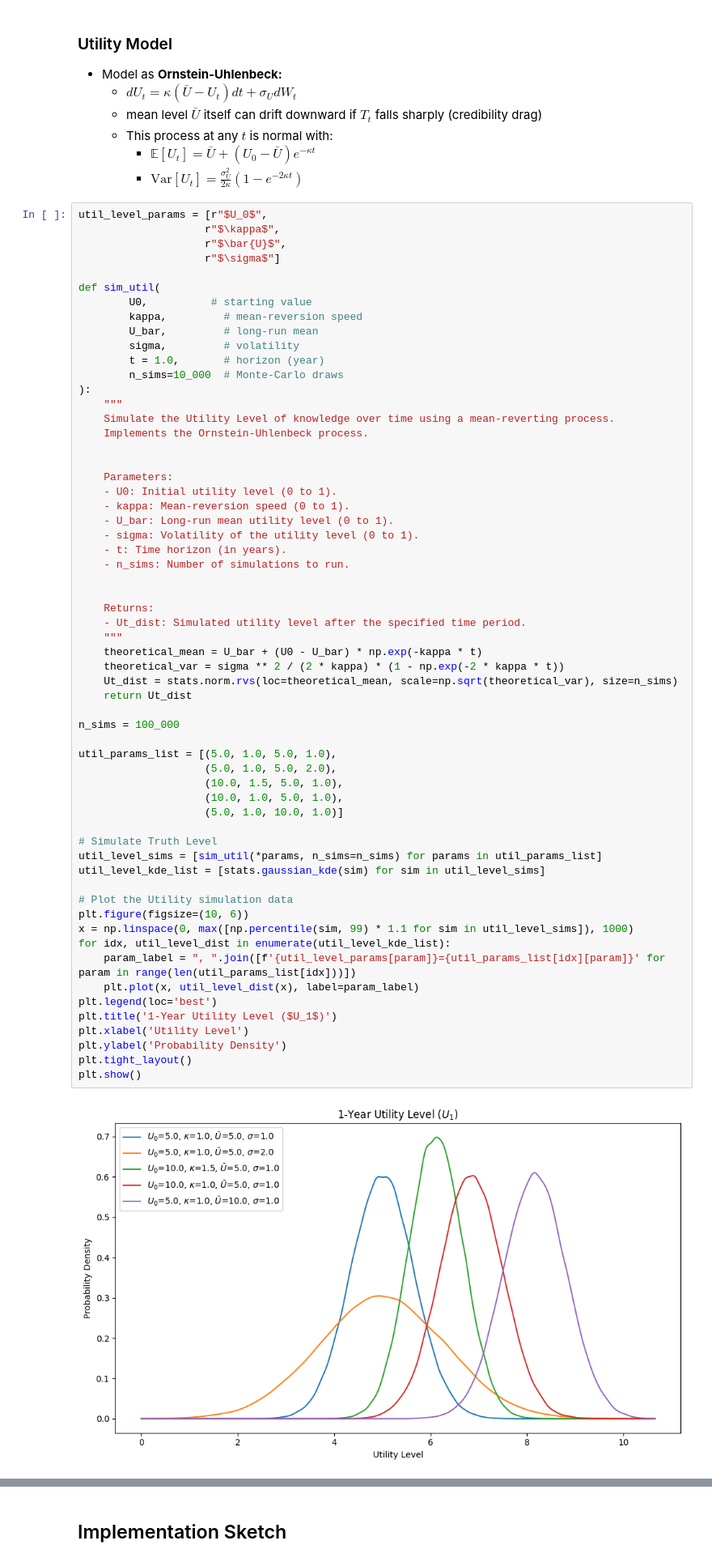
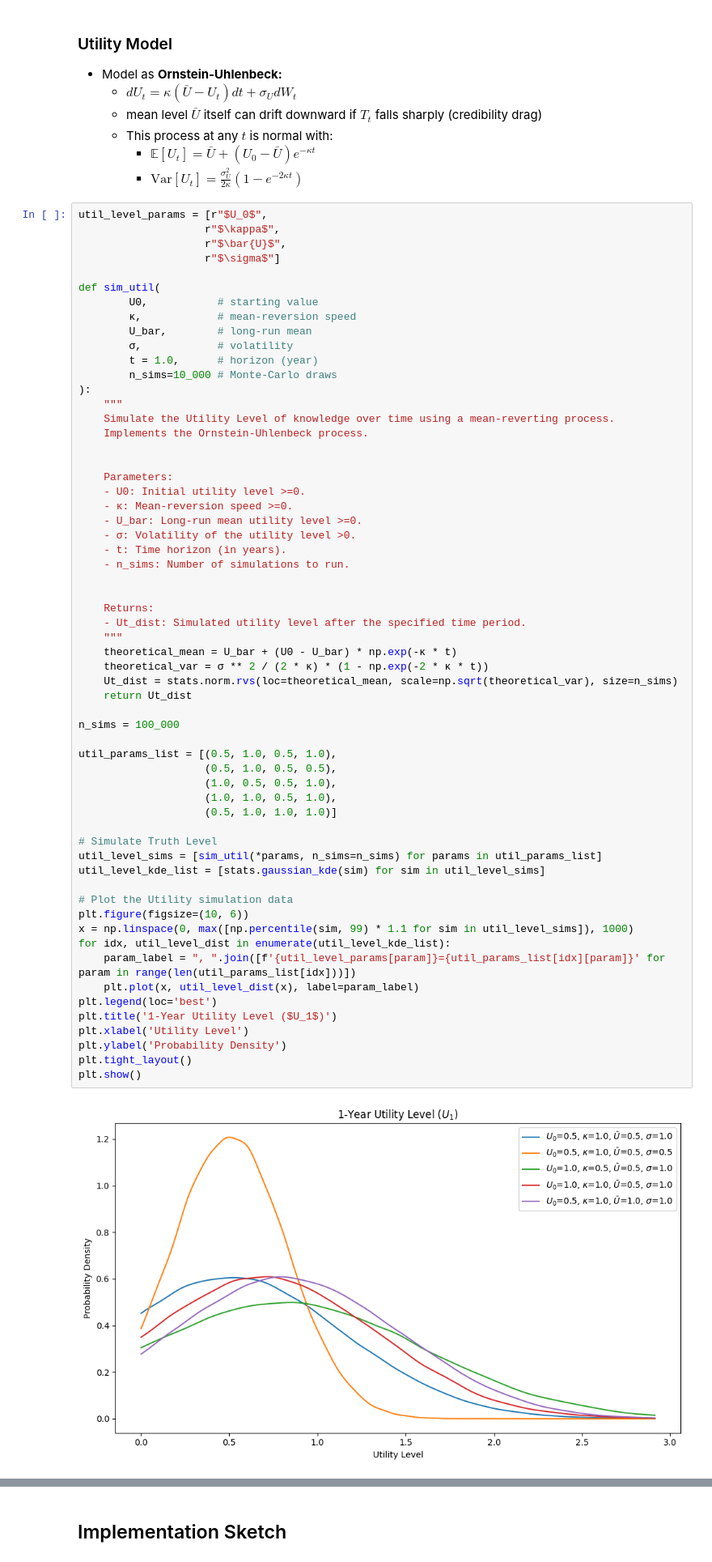
Before and after one commit to AlexFiliakov/knowledge-pricing, a Jupyter notebook: 1. Survival Model.ipynb, the cells around one changed output, grey strips where cells are left out. Shown at 81% size. Saved outputs shown, nothing was run; the diff lists cells and outputs as text.

```diff
--- a/1. Survival Model.ipynb
+++ b/1. Survival Model.ipynb
@@ -272,12 +265,12 @@ util_level_params = [r"$U_0$",
                     r"$\sigma$"]
 
 def sim_util(
-        U0,          # starting value
-        kappa,         # mean-reversion speed
-        U_bar,         # long-run mean
-        sigma,         # volatility
-        t = 1.0,       # horizon (year)
-        n_sims=10_000  # Monte-Carlo draws
+        U0,           # starting value
+        κ,            # mean-reversion speed
+        U_bar,        # long-run mean
+        σ,            # volatility
+        t = 1.0,      # horizon (year)
+        n_sims=10_000 # Monte-Carlo draws
 ):
     """
     Simulate the Utility Level of knowledge over time using a mean-reverting process.
@@ -285,48 +278,48 @@ def sim_util(
 
 
     Parameters:
-    - U0: Initial utility level (0 to 1).
-    - kappa: Mean-reversion speed (0 to 1).
-    - U_bar: Long-run mean utility level (0 to 1).
-    - sigma: Volatility of the utility level (0 to 1).
+    - U0: Initial utility level >=0.
+    - κ: Mean-reversion speed >=0.
+    - U_bar: Long-run mean utility level >=0.
+    - σ: Volatility of the utility level >0.
     - t: Time horizon (in years).
     - n_sims: Number of simulations to run.
 
 
     Returns:
     - Ut_dist: Simulated utility level after the specified time period.
     """
-    theoretical_mean = U_bar + (U0 - U_bar) * np.exp(-kappa * t)
-    theoretical_var = sigma ** 2 / (2 * kappa) * (1 - np.exp(-2 * kappa * t))
+    theoretical_mean = U_bar + (U0 - U_bar) * np.exp(-κ * t)
+    theoretical_var = σ ** 2 / (2 * κ) * (1 - np.exp(-2 * κ * t))
     Ut_dist = stats.norm.rvs(loc=theoretical_mean, scale=np.sqrt(theoretical_var), size=n_sims)
     return Ut_dist
 
 n_sims = 100_000
 
-util_params_list = [(5.0, 1.0, 5.0, 1.0),
-                    (5.0, 1.0, 5.0, 2.0),
-                    (10.0, 1.5, 5.0, 1.0),
-                    (10.0, 1.0, 5.0, 1.0),
-                    (5.0, 1.0, 10.0, 1.0)]
+util_params_list = [(0.5, 1.0, 0.5, 1.0),
+                    (0.5, 1.0, 0.5, 0.5),
+                    (1.0, 0.5, 0.5, 1.0),
+                    (1.0, 1.0, 0.5, 1.0),
+                    (0.5, 1.0, 1.0, 1.0)]
 
 # Simulate Truth Level
 util_level_sims = [sim_util(*params, n_sims=n_sims) for params in util_params_list]
 util_level_kde_list = [stats.gaussian_kde(sim) for sim in util_level_sims]
 
 # Plot the Utility simulation data
 plt.figure(figsize=(10, 6))
 x = np.linspace(0, max([np.percentile(sim, 99) * 1.1 for sim in util_level_sims]), 1000)
 for idx, util_level_dist in enumerate(util_level_kde_list):
     param_label = ", ".join([f'{util_level_params[param]}={util_params_list[idx][param]}' for param in range(len(util_params_list[idx]))])
     plt.plot(x, util_level_dist(x), label=param_label)
 plt.legend(loc='best')
 plt.title('1-Year Utility Level ($U_1$)')
 plt.xlabel('Utility Level')
 plt.ylabel('Probability Density')
 plt.tight_layout()
 plt.show()
 # %% [output]
-[figure, old version]
+[figure, new version]
 # %% [markdown]
 ### Calculate Net Present-Value
 - $\text{NPV} = \int_0^\infty e^{-rt}V_tdt$
```
Also changed, not shown: parts of 13 cells of this notebook, 1 other file.
